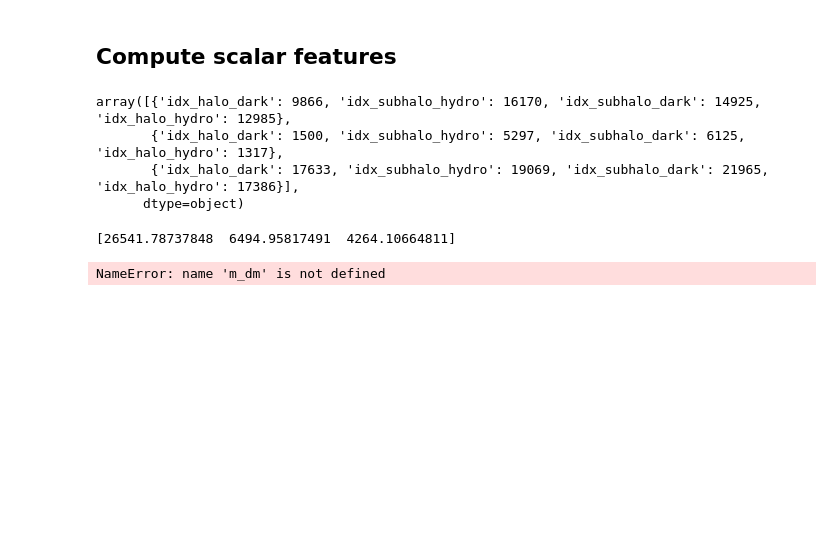
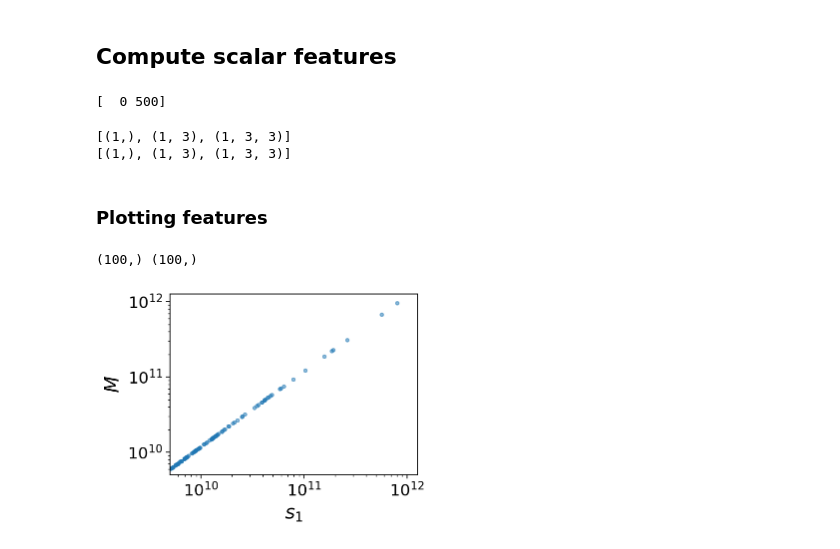
Before and after one commit to kstoreyf/equivariant-cosmology, a Jupyter notebook: notebooks/2021-12-15_featurize_tng.ipynb, the cells around one changed output. Saved outputs shown, nothing was run; the diff lists cells and outputs as text; code cells hidden in the pictures; blank space fills up the shorter version.

```diff
--- a/notebooks/2021-12-15_featurize_tng.ipynb
+++ b/notebooks/2021-12-15_featurize_tng.ipynb
@@ -129,13 +147,20 @@ N_halos = len(halo_dicts)
 # %% [markdown]
 ## Compute scalar features
 # %%
-halo_dicts_subset = np.random.choice(halo_dicts, size=3)
-halo_dicts_subset
+N_halos_subset = 100
+
+idx_subset = np.random.choice(idx_halos_in_halodict, size=N_halos_subset)
+halo_dicts_subset = halo_dicts[idx_subset]
+y_scalar_subset = y_scalar[idx_subset]
-# %% [output]
-array([{'idx_halo_dark': 9866, 'idx_subhalo_hydro': 16170, 'idx_subhalo_dark': 14925, 'idx_halo_hydro': 12985},
-       {'idx_halo_dark': 1500, 'idx_subhalo_hydro': 5297, 'idx_subhalo_dark': 6125, 'idx_halo_hydro': 1317},
-       {'idx_halo_dark': 17633, 'idx_subhalo_hydro': 19069, 'idx_subhalo_dark': 21965, 'idx_halo_hydro': 17386}],
-      dtype=object)
+# %%
+r_edges = np.array([0,500]) #in ckpc/h. Typical halo sizes 50-200 ckpc/h. boxsize 51.7 Mpc
+n_rbins = len(r_edges) - 1
+print(r_edges)
+
+l_arr = np.array([0, 1, 2])
+n_arr = np.arange(n_rbins)
+# %% [output]
+[  0 500]
 # %%
 g_arrs_halos = []
 g_normed_arrs_halos = []
@@ -145,14 +170,18 @@ for i_hd, halo_dict in enumerate(halo_dicts_subset):
     halo_dark_dm = il.snapshot.loadHalo(base_path_dark,snap_num,idx_halo_dark,'dm')
     x_halo_dark_dm = halo_dark_dm['Coordinates']
     x_halo_dark_dm_com = np.mean(x_halo_dark_dm, axis=0)
-    print(x_halo_dark_dm_com)
 
     # Subtract off center of mass for each halo
     x_data_halo = x_halo_dark_dm - x_halo_dark_dm_com
-
-    g_arrs, g_normed_arrs = scalars.get_geometric_features(x_data_halo)
+    #print(min(x_data_halo[:,0]), max(x_data_halo[:,0]))
+    g_arrs, g_normed_arrs = scalars.get_geometric_features(x_data_halo, r_edges, l_arr, n_arr, m_dmpart)
     g_arrs_halos.append(g_arrs)
     g_normed_arrs_halos.append(g_normed_arrs)
-# %% [output]
-[26541.78737848  6494.95817491  4264.10664811]
-NameError: name 'm_dm' is not defined
+# %%
+print([g.shape for g in g_arrs_halos[0]])
+print([g.shape for g in g_normed_arrs_halos[0]])
+# %% [output]
+[(1,), (1, 3), (1, 3, 3)]
+[(1,), (1, 3), (1, 3, 3)]
+# %% [markdown]
+### Plotting features
@@ -158,0 +193,29 @@ NameError: name 'm_dm' is not defined
+# %%
+show_intermediate_plots = True
+# %%
+if show_intermediate_plots:
+    plt.figure(figsize=(4,3))
+
+    l = 0
+    #print(np.array(g_arrs_halos[:][l]).shape)
+    #print(y_scalar.shape)
+    s1_features = np.zeros(N_halos_subset)
+    for i_hd in range(N_halos_subset):
+        #print(g_arrs_halos[i_hd][l])
+        s1_features[i_hd] = g_arrs_halos[i_hd][l][0]
+    print(s1_features.shape, y_scalar_subset.shape)
+    plt.scatter(s1_features*mass_multiplier, y_scalar_subset*mass_multiplier, ls='-', marker='.', alpha=0.5)
+
+    plt.xscale('log')
+    plt.yscale('log')
+
+    plt.xlabel(r'$s_1$')
+    plt.ylabel(r'$M$')
+
+    plt.xlim([min(s1_features[np.nonzero(s1_features)])*mass_multiplier,
+              max(s1_features)*mass_multiplier])
+    plt.ylim([min(s1_features[np.nonzero(s1_features)])*mass_multiplier,
+          max(s1_features)*mass_multiplier])
+# %% [output]
+(100,) (100,)
+[figure, added]
```
Also changed, not shown: parts of 7 cells of this notebook.
